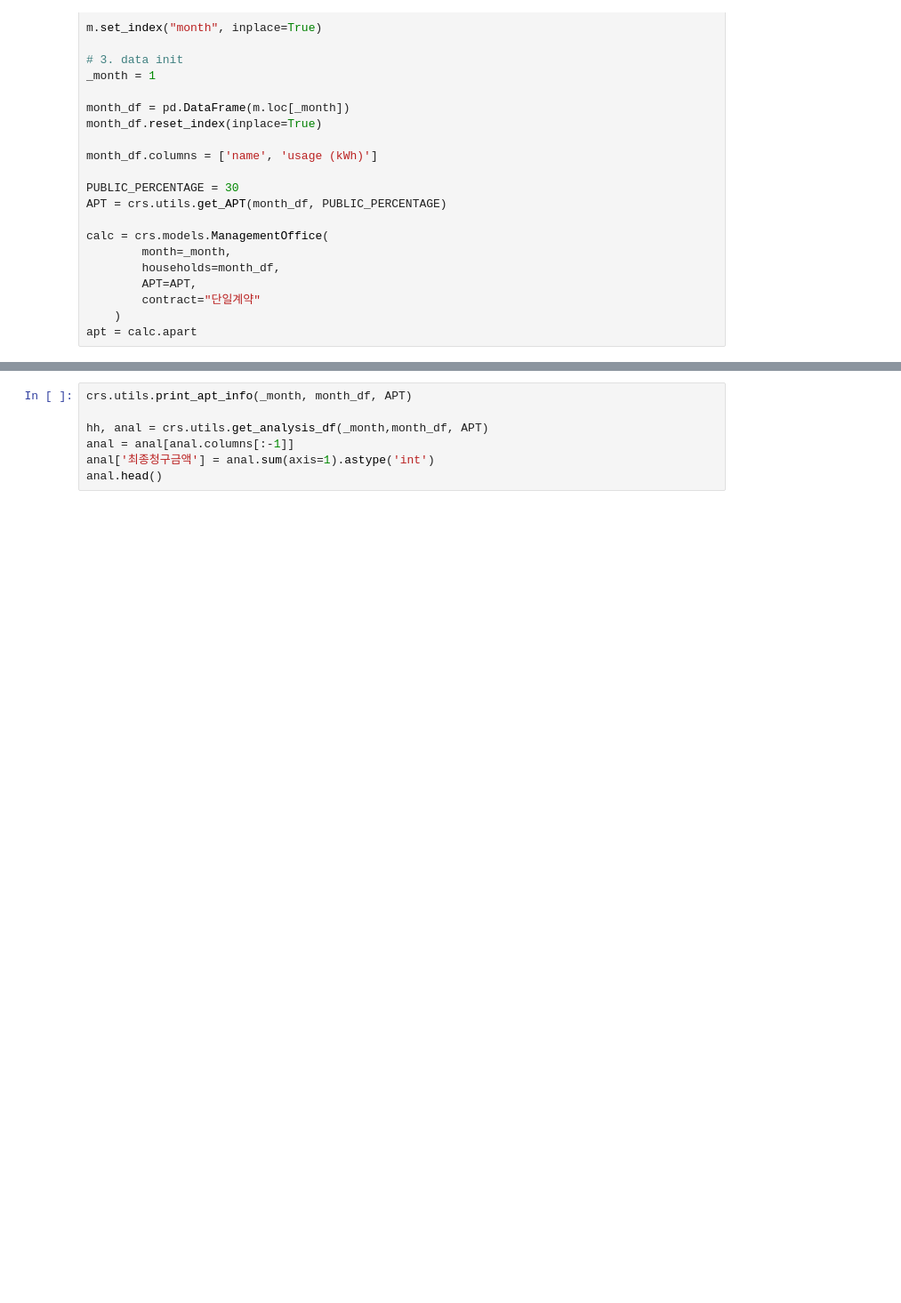
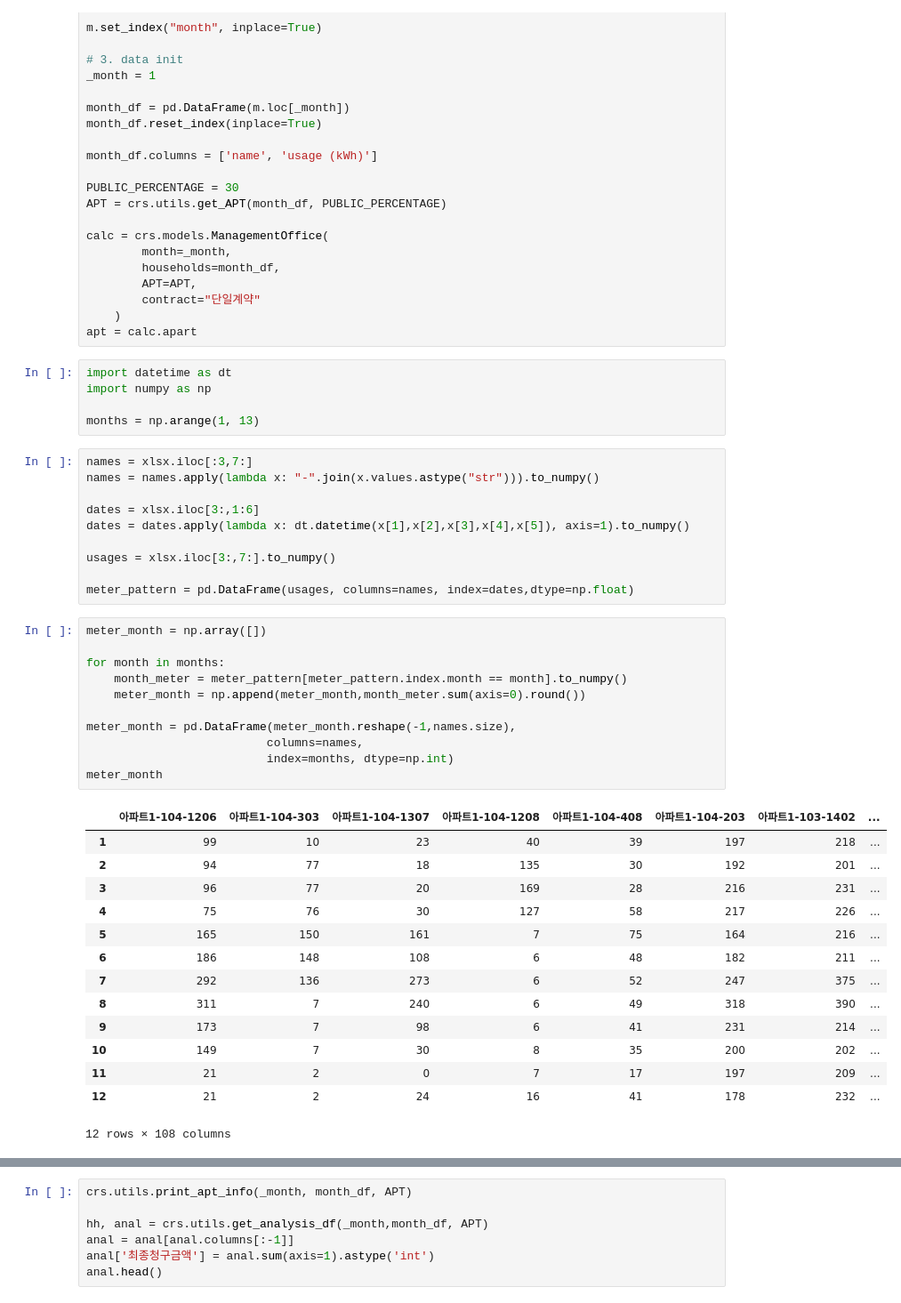
Before and after one commit to formegusto/what-is-public-fee, a Jupyter notebook: pt1.공용부의 전기요금 구성요소.ipynb, the cells around one changed output, grey strips where cells are left out. Shown: that part at 89% size. Saved outputs shown, nothing was run; the diff lists cells and outputs as text; blank space fills up the shorter version.

```diff
--- a/pt1.공용부의 전기요금 구성요소.ipynb
+++ b/pt1.공용부의 전기요금 구성요소.ipynb
@@ -49,3 +47,44 @@ calc = crs.models.ManagementOffice(
         contract="단일계약"
     )
 apt = calc.apart
+# %%
+import datetime as dt
+import numpy as np
+
+months = np.arange(1, 13)
+# %%
+names = xlsx.iloc[:3,7:]
+names = names.apply(lambda x: "-".join(x.values.astype("str"))).to_numpy()
+
+dates = xlsx.iloc[3:,1:6]
+dates = dates.apply(lambda x: dt.datetime(x[1],x[2],x[3],x[4],x[5]), axis=1).to_numpy()
+
+usages = xlsx.iloc[3:,7:].to_numpy()
+
+meter_pattern = pd.DataFrame(usages, columns=names, index=dates,dtype=np.float)
+# %%
+meter_month = np.array([])
+
+for month in months:
+    month_meter = meter_pattern[meter_pattern.index.month == month].to_numpy()
+    meter_month = np.append(meter_month,month_meter.sum(axis=0).round())
+
+meter_month = pd.DataFrame(meter_month.reshape(-1,names.size),
+                          columns=names,
+                          index=months, dtype=np.int)
+meter_month
+# %% [output]
+|  | 아파트1-104-1206 | 아파트1-104-303 | 아파트1-104-1307 | 아파트1-104-1208 | 아파트1-104-408 | 아파트1-104-203 | 아파트1-103-1402 | ... |
+| 1 | 99 | 10 | 23 | 40 | 39 | 197 | 218 | ... |
+| 2 | 94 | 77 | 18 | 135 | 30 | 192 | 201 | ... |
+| 3 | 96 | 77 | 20 | 169 | 28 | 216 | 231 | ... |
+| 4 | 75 | 76 | 30 | 127 | 58 | 217 | 226 | ... |
+| 5 | 165 | 150 | 161 | 7 | 75 | 164 | 216 | ... |
+| 6 | 186 | 148 | 108 | 6 | 48 | 182 | 211 | ... |
+| 7 | 292 | 136 | 273 | 6 | 52 | 247 | 375 | ... |
+| 8 | 311 | 7 | 240 | 6 | 49 | 318 | 390 | ... |
+| 9 | 173 | 7 | 98 | 6 | 41 | 231 | 214 | ... |
+| 10 | 149 | 7 | 30 | 8 | 35 | 200 | 202 | ... |
+| 11 | 21 | 2 | 0 | 7 | 17 | 197 | 209 | ... |
+| 12 | 21 | 2 | 24 | 16 | 41 | 178 | 232 | ... |
+12 rows × 108 columns
```
Also changed, not shown: parts of 4 cells of this notebook, 9 other files.
